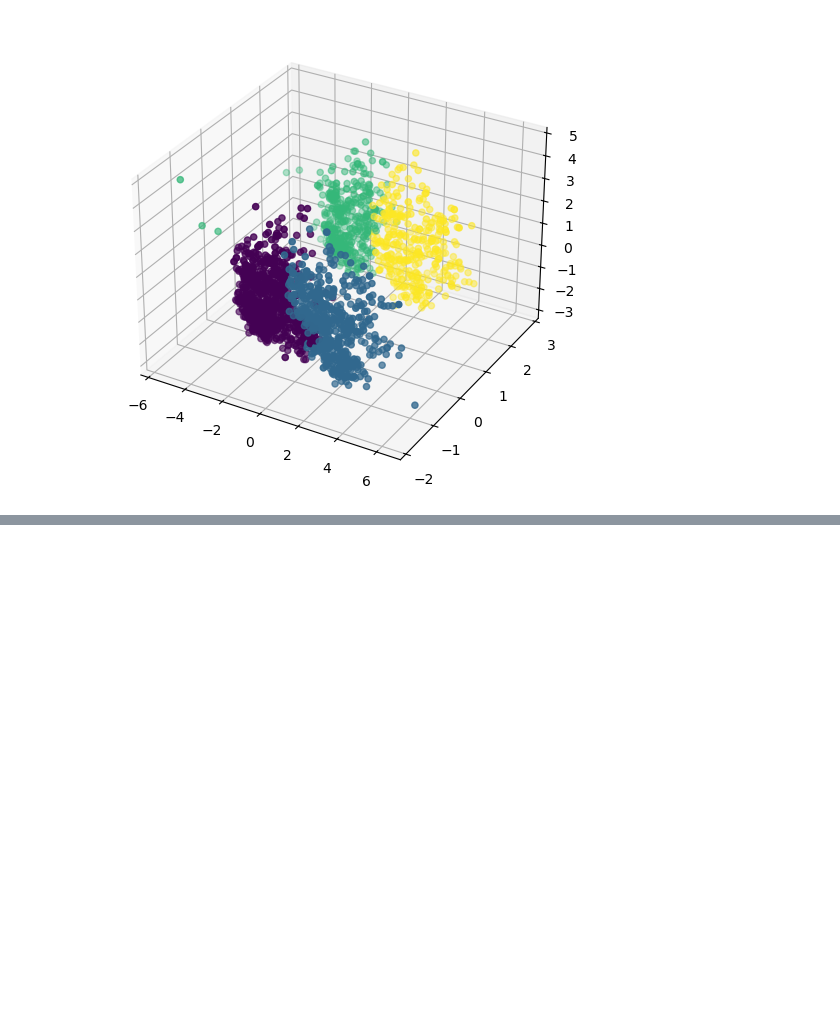
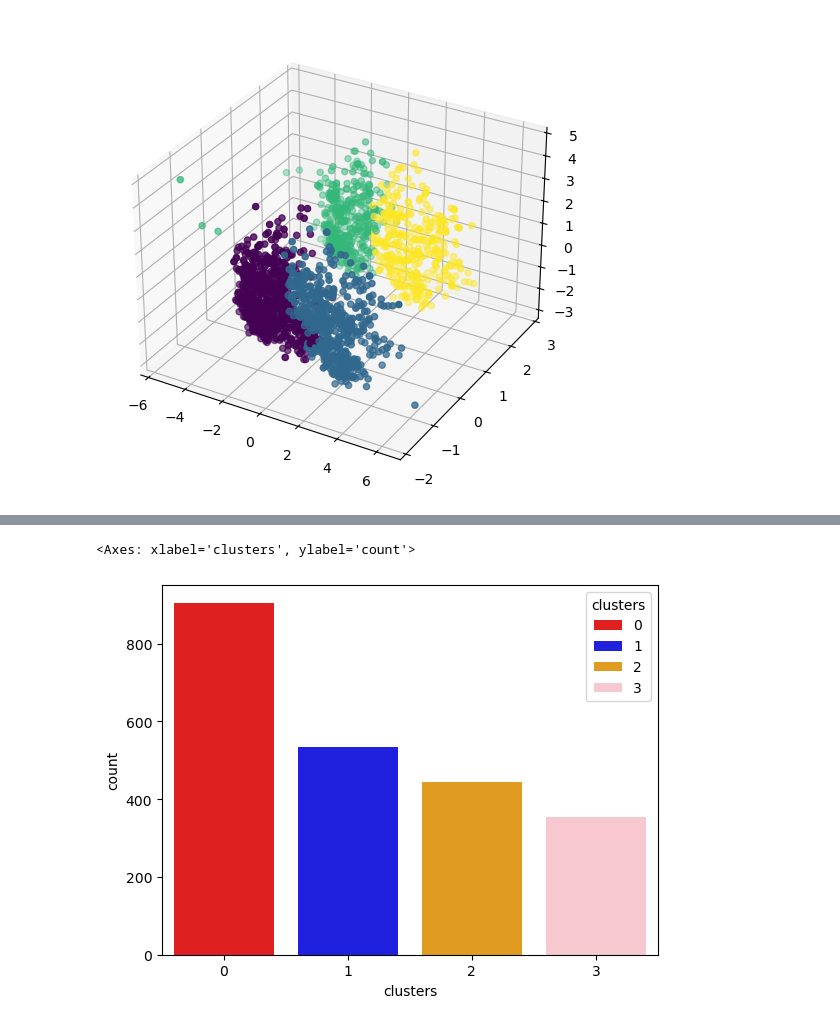
Before and after one commit to jay-0510/AI-ML-Algorithms, a Jupyter notebook: SmartCart/smartcart.ipynb, the cells around one changed output, grey strips where cells are left out. Saved outputs shown, nothing was run; the diff lists cells and outputs as text; code cells hidden in the pictures; blank space fills up the shorter version.

Commit message:
feat: implement characterisation of clusters

```diff
--- a/SmartCart/smartcart.ipynb
+++ b/SmartCart/smartcart.ipynb
@@ -410,0 +413,3 @@ ax.scatter(X_pca_3d[:, 0], X_pca_3d[:, 1], X_pca_3d[:, 2], c=labels_agg)
+# %%
+# Adding the agglomertaive clusters into cleaned data
+df_cleaned["clusters"] = labels_agg
@@ -410,0 +425,8 @@ ax.scatter(X_pca_3d[:, 0], X_pca_3d[:, 1], X_pca_3d[:, 2], c=labels_agg)
+# %%
+# Creating the plots to identify the information of respective clusters
+pal = ["red", "blue", "orange", "pink"]
+
+sns.countplot(x=df_cleaned["clusters"], palette=pal, hue = df_cleaned["clusters"])
+# %% [output]
+<Axes: xlabel='clusters', ylabel='count'>
+[figure, added]
```
Also changed, not shown: parts of 4 cells of this notebook.
